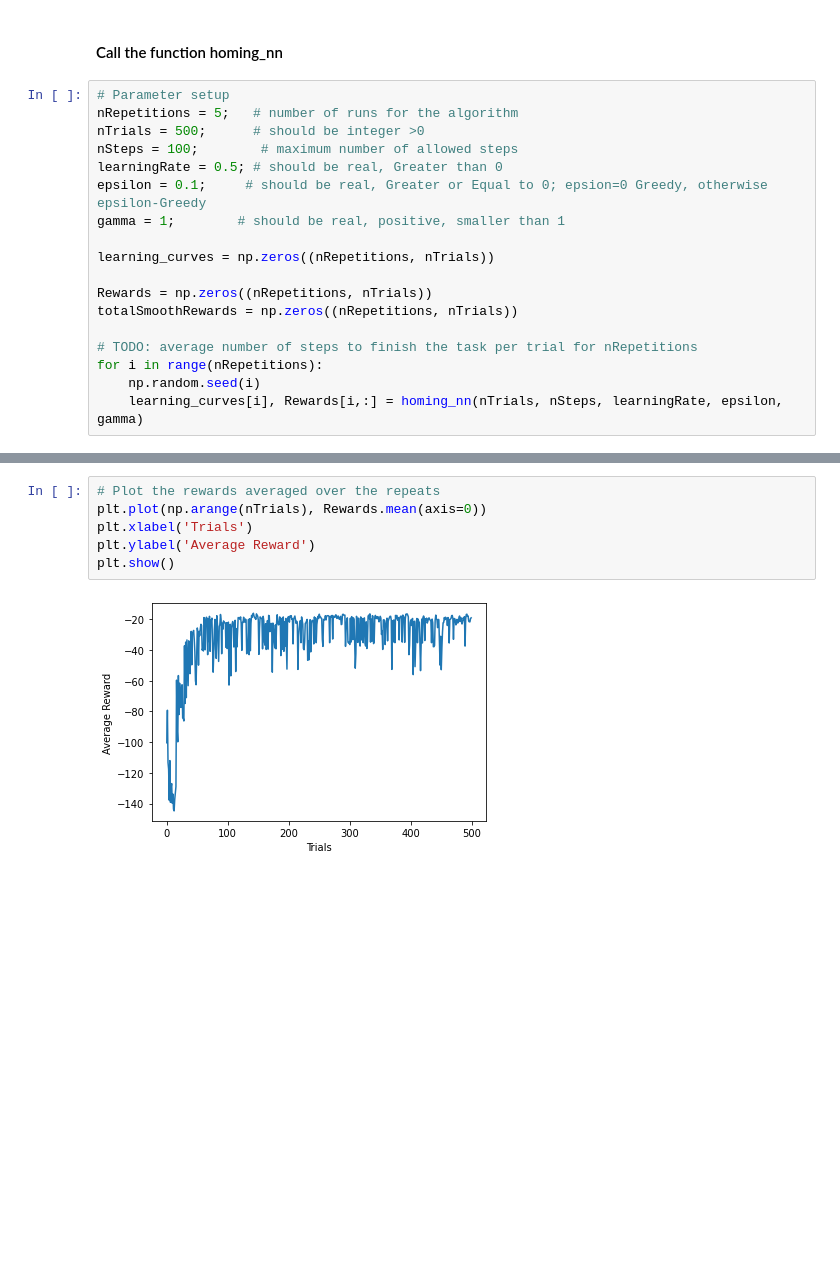
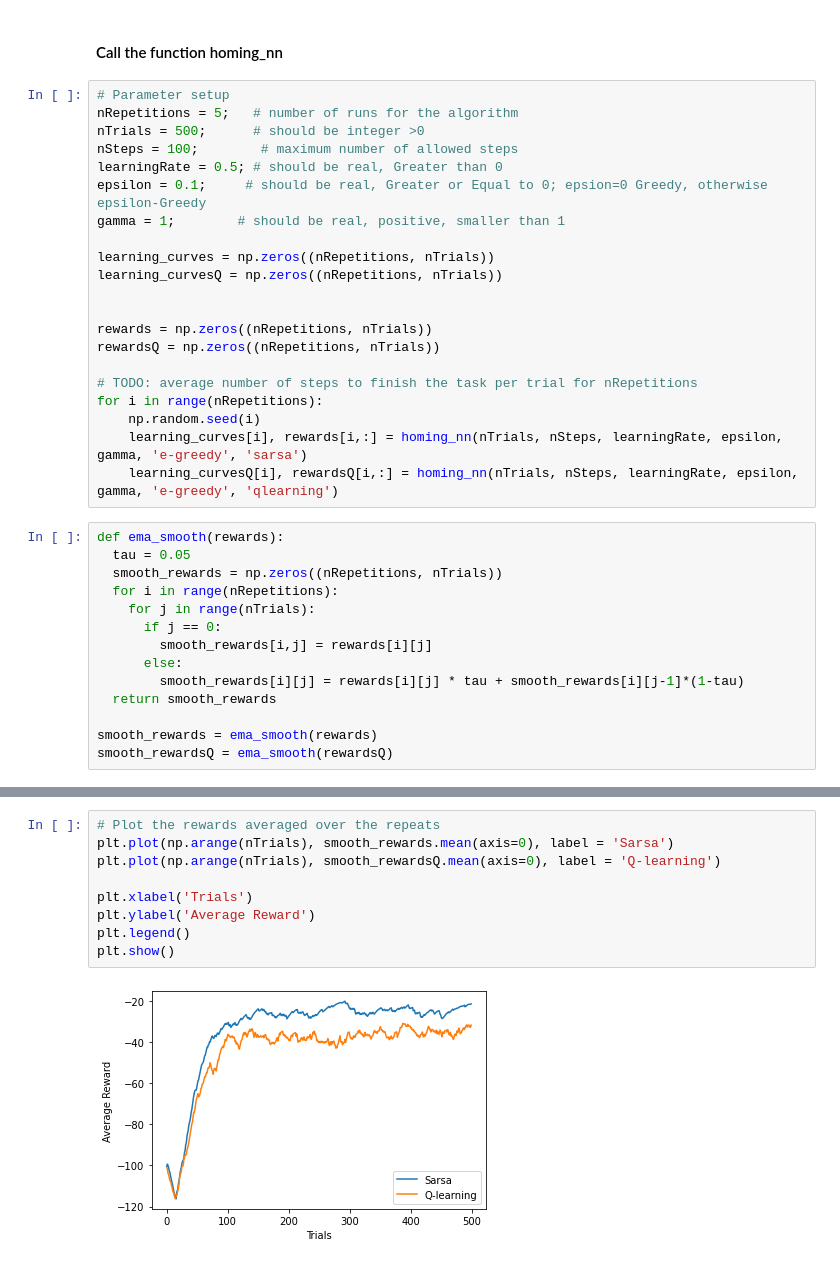
Before and after one commit to Topolewski-Kamil/robot-reinforcement-learning, a Jupyter notebook: robot.ipynb, the cells around one changed output, grey strips where cells are left out. Drawn from its saved outputs; the diff is of its cells as text; blank space fills up the shorter version.

```diff
--- a/robot.ipynb
+++ b/robot.ipynb
@@ -203,11 +183,28 @@ epsilon = 0.1;     # should be real, Greater or Equal to 0; epsion=0 Greedy, oth
 gamma = 1;        # should be real, positive, smaller than 1
 
 learning_curves = np.zeros((nRepetitions, nTrials))
+learning_curvesQ = np.zeros((nRepetitions, nTrials))
 
-Rewards = np.zeros((nRepetitions, nTrials))
-totalSmoothRewards = np.zeros((nRepetitions, nTrials))
+
+rewards = np.zeros((nRepetitions, nTrials))
+rewardsQ = np.zeros((nRepetitions, nTrials))
 
 # TODO: average number of steps to finish the task per trial for nRepetitions
 for i in range(nRepetitions):
     np.random.seed(i)
-    learning_curves[i], Rewards[i,:] = homing_nn(nTrials, nSteps, learningRate, epsilon, gamma)
+    learning_curves[i], rewards[i,:] = homing_nn(nTrials, nSteps, learningRate, epsilon, gamma, 'e-greedy', 'sarsa')
+    learning_curvesQ[i], rewardsQ[i,:] = homing_nn(nTrials, nSteps, learningRate, epsilon, gamma, 'e-greedy', 'qlearning')
+# %%
+def ema_smooth(rewards):
+  tau = 0.05
+  smooth_rewards = np.zeros((nRepetitions, nTrials))
+  for i in range(nRepetitions):
+    for j in range(nTrials):
+      if j == 0:
+        smooth_rewards[i,j] = rewards[i][j]
+      else:
+        smooth_rewards[i][j] = rewards[i][j] * tau + smooth_rewards[i][j-1]*(1-tau)
+  return smooth_rewards
+
+smooth_rewards = ema_smooth(rewards)
+smooth_rewardsQ = ema_smooth(rewardsQ)
@@ -214,8 +231,11 @@ for i in range(nRepetitions):
 # %%
 # Plot the rewards averaged over the repeats
-plt.plot(np.arange(nTrials), Rewards.mean(axis=0))
+plt.plot(np.arange(nTrials), smooth_rewards.mean(axis=0), label = 'Sarsa')
+plt.plot(np.arange(nTrials), smooth_rewardsQ.mean(axis=0), label = 'Q-learning')
+
 plt.xlabel('Trials')
 plt.ylabel('Average Reward')
+plt.legend()
 plt.show()
 # %% [output]
-[figure, old version]
+[figure, new version]
```
Also changed, not shown: parts of 4 cells of this notebook.
